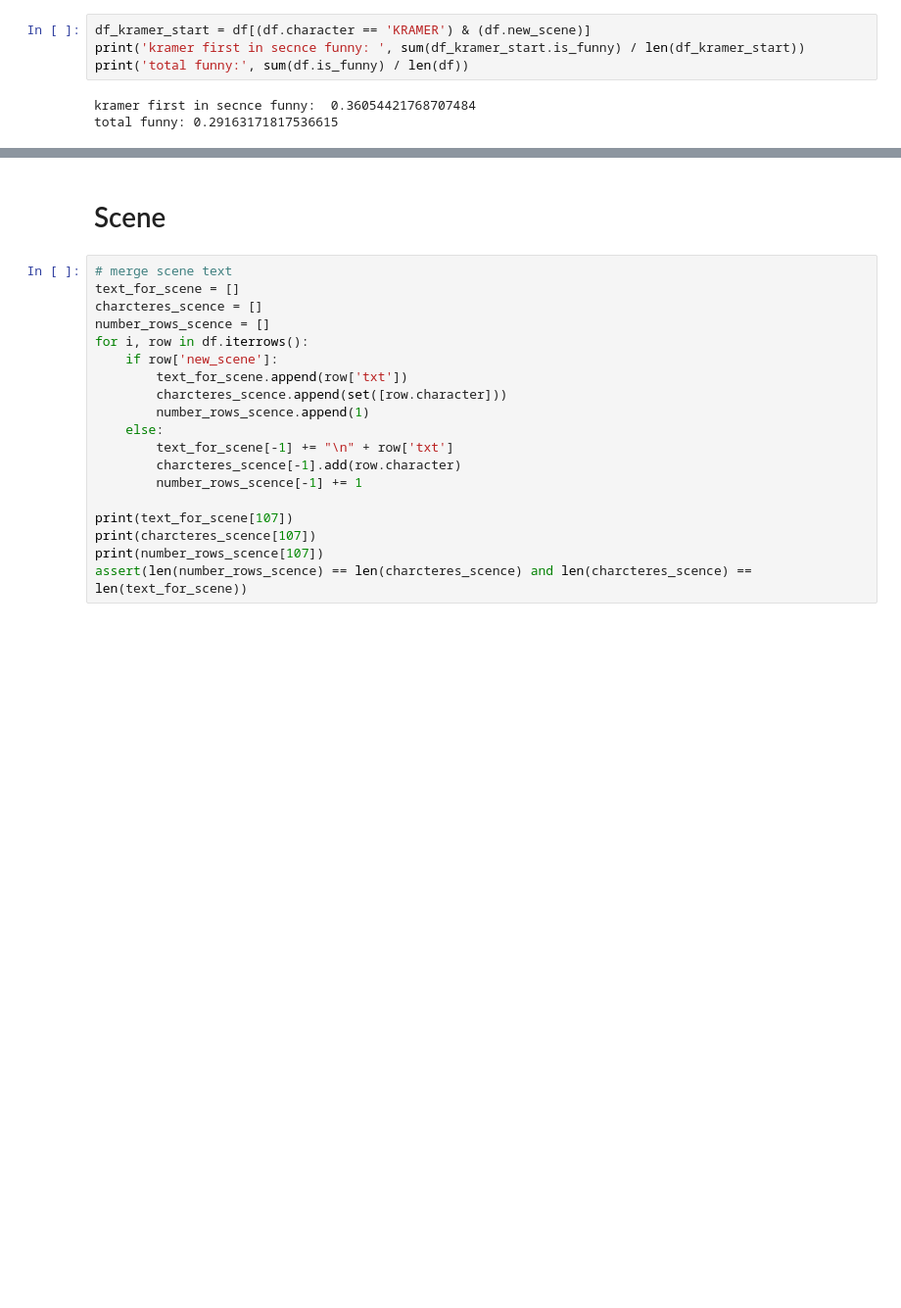
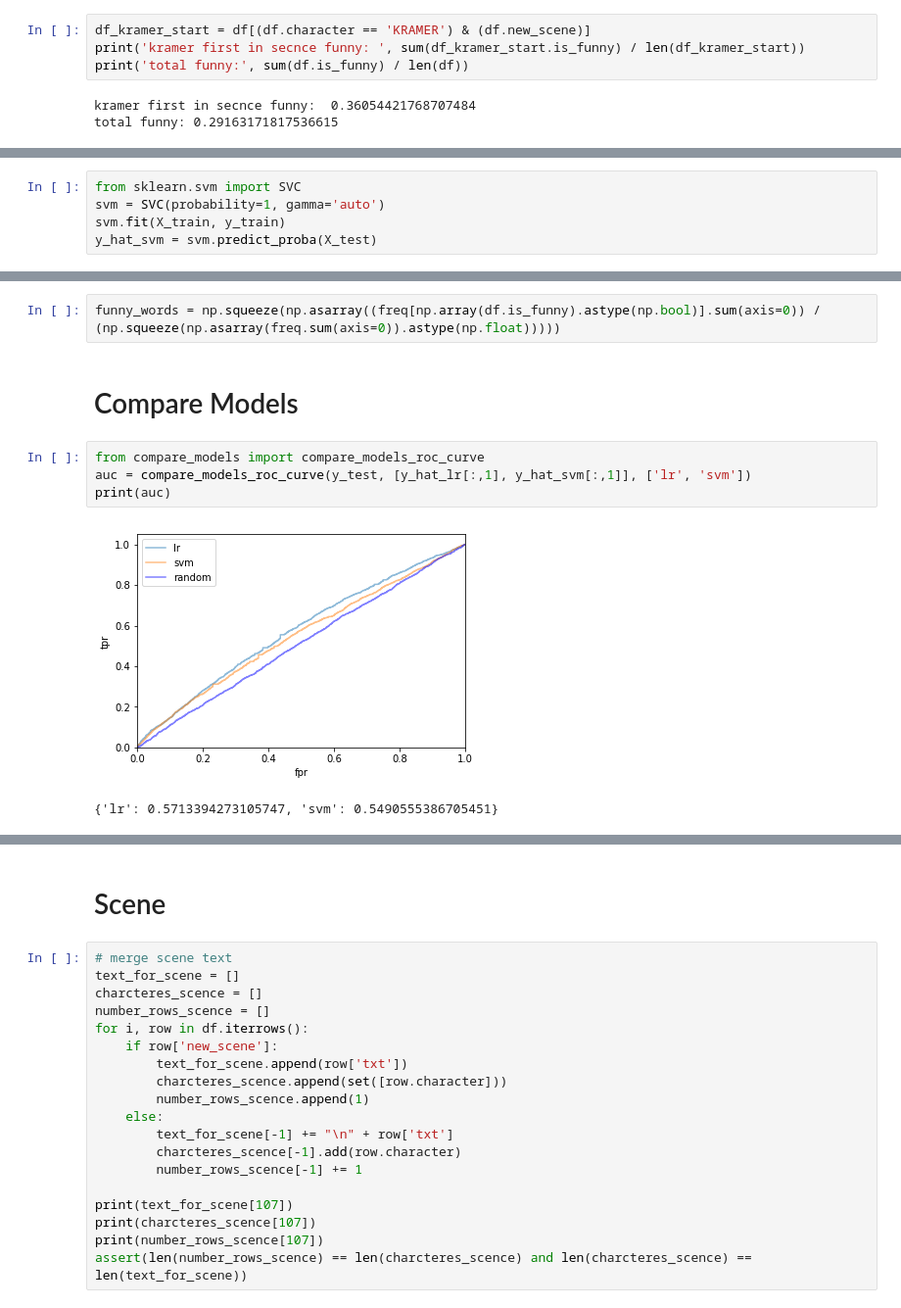
Before and after one commit to yuvaljacoby/seinfeld_laugh_prediction, a Jupyter notebook: Yuval'sPlayGround.ipynb, the cells around one changed output, grey strips where cells are left out. Shown at 98% size. Saved outputs shown, nothing was run; the diff lists cells and outputs as text; blank space fills up the shorter version.

```diff
--- a/Yuval'sPlayGround.ipynb
+++ b/Yuval'sPlayGround.ipynb
@@ -67,0 +70,5 @@ total funny: 0.29163171817536615
+# %%
+from sklearn.svm import SVC
+svm = SVC(probability=1, gamma='auto')
+svm.fit(X_train, y_train)
+y_hat_svm = svm.predict_proba(X_test)
@@ -67,0 +80,11 @@ total funny: 0.29163171817536615
+# %%
+funny_words = np.squeeze(np.asarray((freq[np.array(df.is_funny).astype(np.bool)].sum(axis=0)) / (np.squeeze(np.asarray(freq.sum(axis=0)).astype(np.float)))))
+# %% [markdown]
+# Compare Models
+# %%
+from compare_models import compare_models_roc_curve
+auc = compare_models_roc_curve(y_test, [y_hat_lr[:,1], y_hat_svm[:,1]], ['lr', 'svm'])
+print(auc)
+# %% [output]
+[figure, added]
+{'lr': 0.5713394273105747, 'svm': 0.5490555386705451}
```
Also changed, not shown: parts of 21 cells of this notebook, 2 other files.
